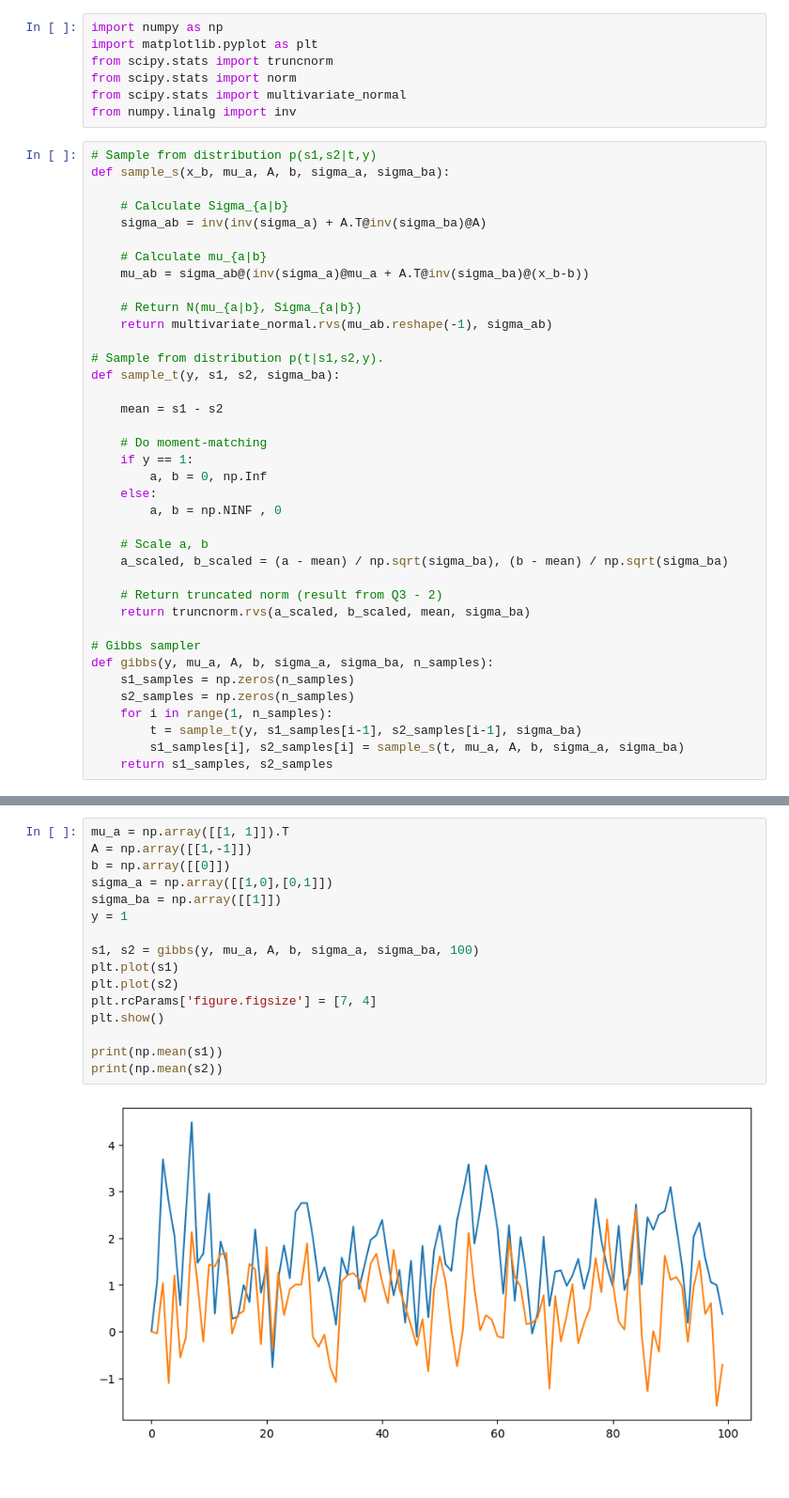
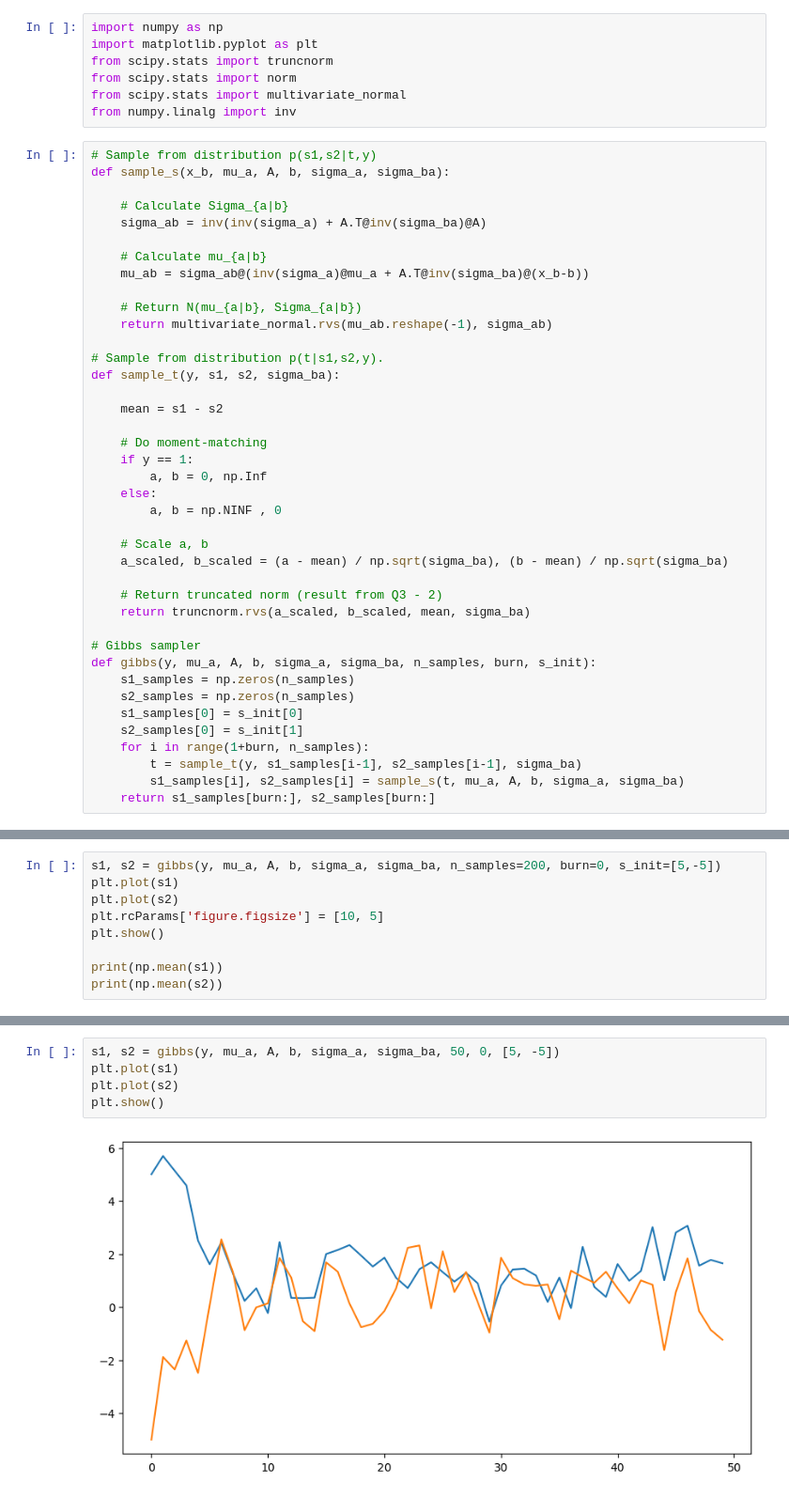
Before and after one commit to emiresenov/APML, a Jupyter notebook: Project.ipynb, the cells around one changed output, grey strips where cells are left out. Shown: that part at 94% size. Saved outputs shown, nothing was run; the diff lists cells and outputs as text.

Commit message:
Burn

```diff
--- a/Project.ipynb
+++ b/Project.ipynb
@@ -36,10 +36,12 @@ def sample_t(y, s1, s2, sigma_ba):
     return truncnorm.rvs(a_scaled, b_scaled, mean, sigma_ba)
 
 # Gibbs sampler
-def gibbs(y, mu_a, A, b, sigma_a, sigma_ba, n_samples):
+def gibbs(y, mu_a, A, b, sigma_a, sigma_ba, n_samples, burn, s_init):
     s1_samples = np.zeros(n_samples)
     s2_samples = np.zeros(n_samples)
-    for i in range(1, n_samples):
+    s1_samples[0] = s_init[0]
+    s2_samples[0] = s_init[1]
+    for i in range(1+burn, n_samples):
         t = sample_t(y, s1_samples[i-1], s2_samples[i-1], sigma_ba)
         s1_samples[i], s2_samples[i] = sample_s(t, mu_a, A, b, sigma_a, sigma_ba)
-    return s1_samples, s2_samples
+    return s1_samples[burn:], s2_samples[burn:]
@@ -45,0 +58,9 @@ def gibbs(y, mu_a, A, b, sigma_a, sigma_ba, n_samples):
+# %%
+s1, s2 = gibbs(y, mu_a, A, b, sigma_a, sigma_ba, n_samples=200, burn=0, s_init=[5,-5])
+plt.plot(s1)
+plt.plot(s2)
+plt.rcParams['figure.figsize'] = [10, 5]
+plt.show()
+
+print(np.mean(s1))
+print(np.mean(s2))
@@ -46,18 +73,7 @@ def gibbs(y, mu_a, A, b, sigma_a, sigma_ba, n_samples):
 # %%
-mu_a = np.array([[1, 1]]).T
-A = np.array([[1,-1]])
-b = np.array([[0]])
-sigma_a = np.array([[1,0],[0,1]])
-sigma_ba = np.array([[1]])
-y = 1
-
-s1, s2 = gibbs(y, mu_a, A, b, sigma_a, sigma_ba, 100)
+s1, s2 = gibbs(y, mu_a, A, b, sigma_a, sigma_ba, 50, 0, [5, -5])
 plt.plot(s1)
 plt.plot(s2)
-plt.rcParams['figure.figsize'] = [7, 4]
 plt.show()
-
-print(np.mean(s1))
-print(np.mean(s2))
 # %% [output]
-[figure, old version]
+[figure, new version]
```
Also changed, not shown: parts of 11 cells of this notebook.
